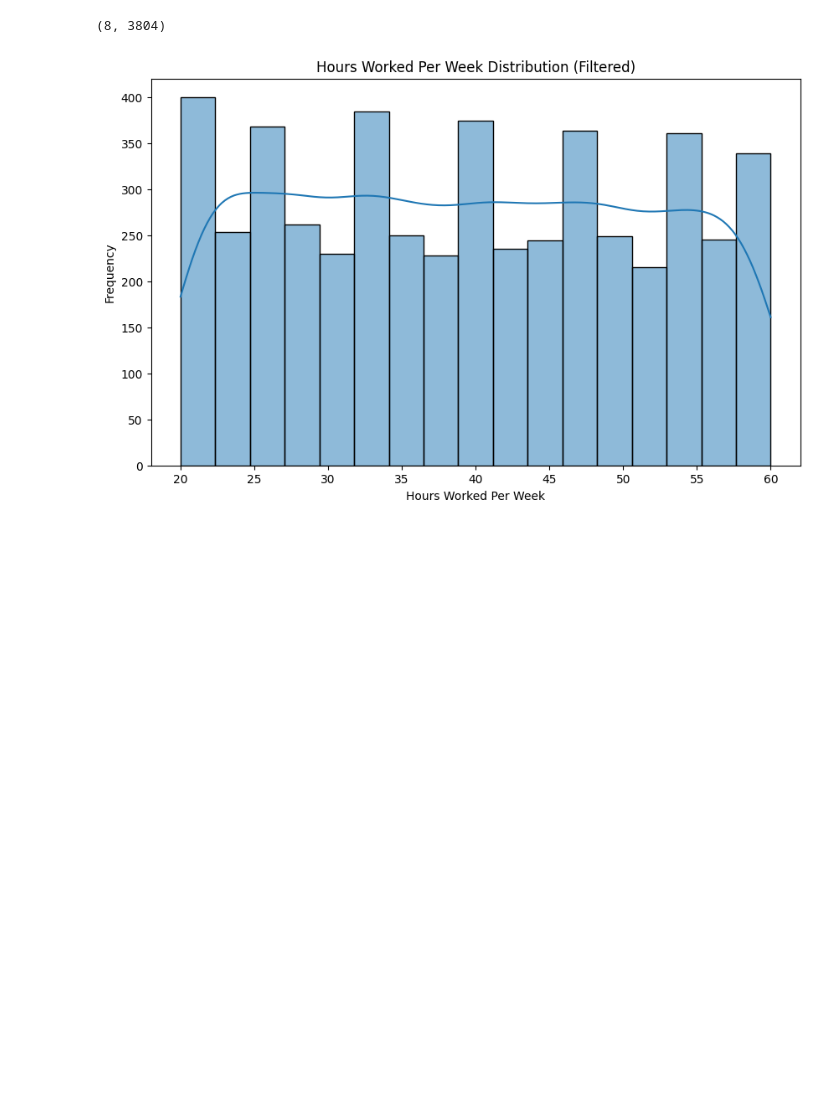
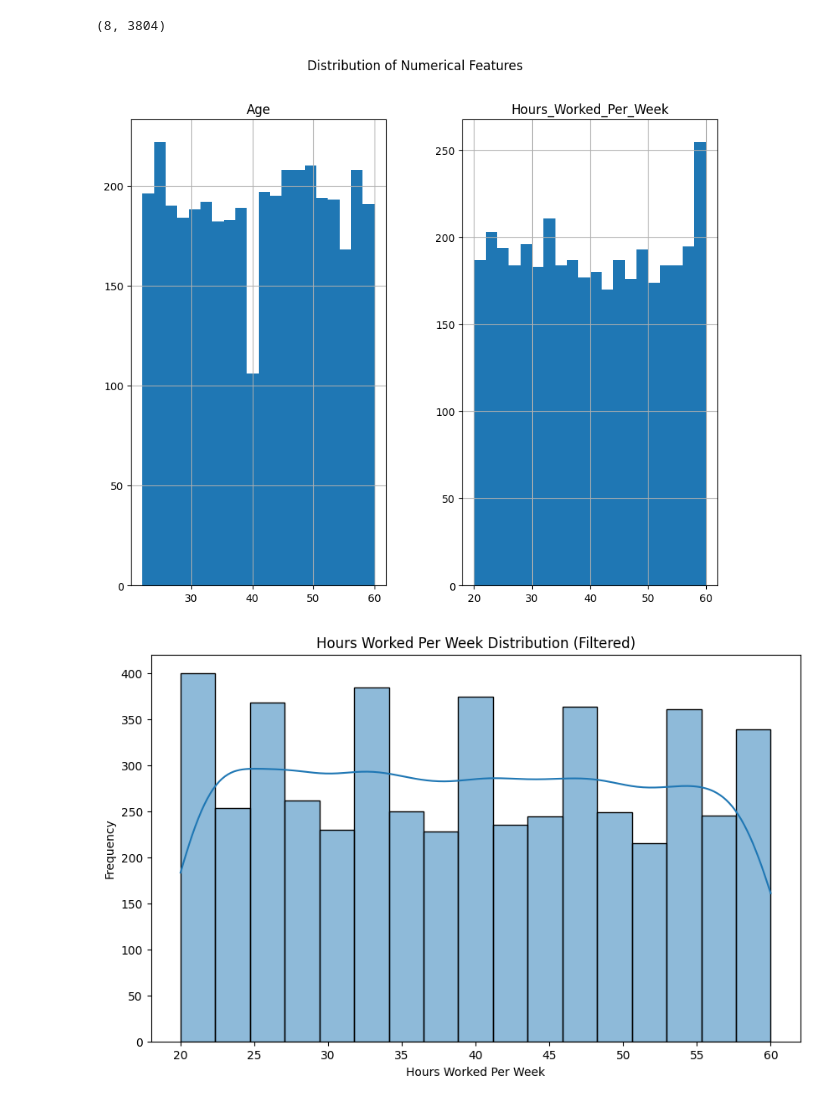
Before and after one commit to hanenia/Capstone_Project_1-, a Jupyter notebook: project.ipynb, the cells around one changed output. Drawn from its saved outputs; the diff is of its cells as text; code cells hidden in the pictures; blank space fills up the shorter version.

```diff
--- a/project.ipynb
+++ b/project.ipynb
@@ -120,6 +120,18 @@ num_records = df.shape[0]
 num_attributes, num_records
 # %% [output]
 (8, 3804)
+# %%
+import matplotlib.pyplot as plt
+
+# Define the numerical columns for histogram plotting
+numerical_columns = ['Age', 'Hours_Worked_Per_Week']
+
+# Plot histograms for the numerical columns
+df[numerical_columns].hist(bins=20, figsize=(10, 8))
+plt.suptitle("Distribution of Numerical Features")
+plt.show()
+# %% [output]
+[figure, added]
 # %%
 import pandas as pd
 import matplotlib.pyplot as plt
```
